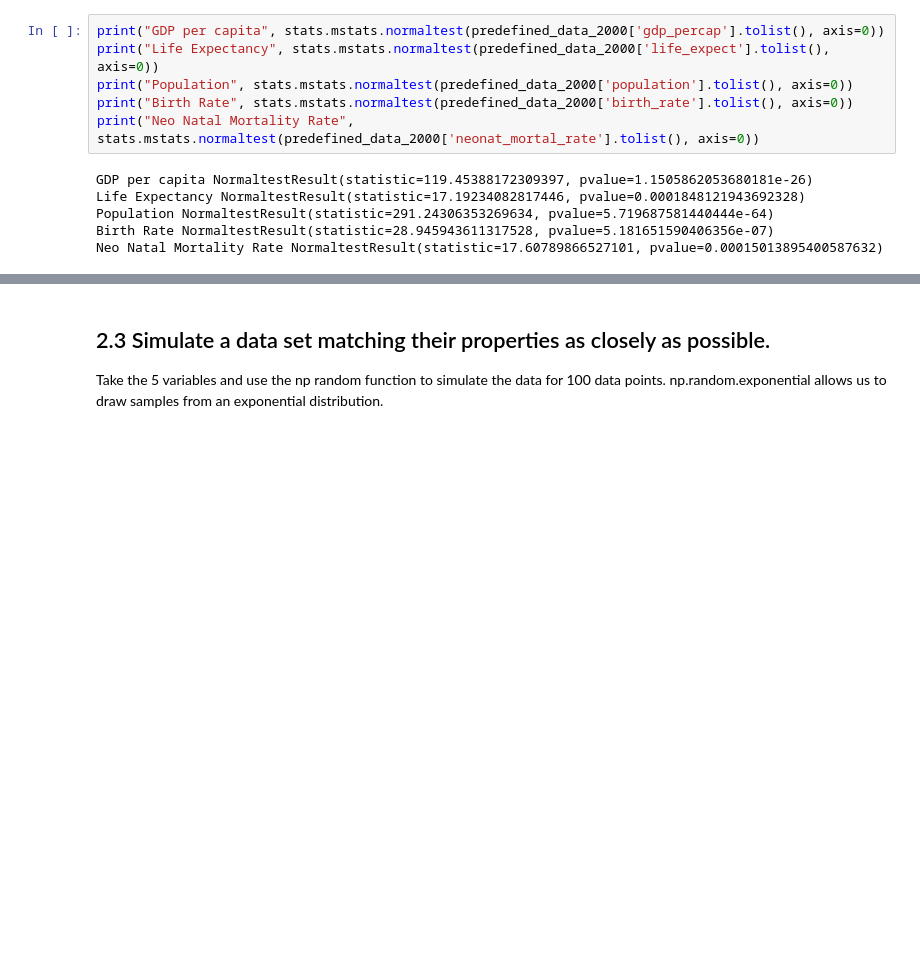
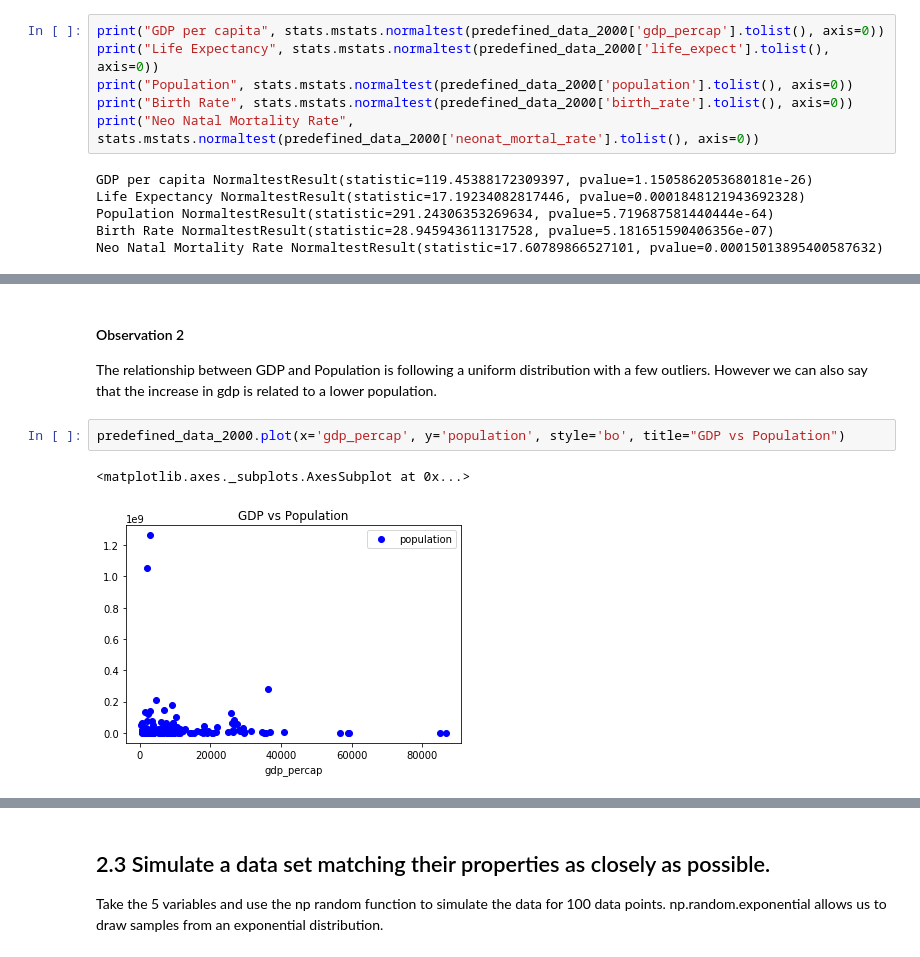
Before and after one commit to shakti230/real-world-phenomenon, a Jupyter notebook: real world phenomenom.ipynb, the cells around one changed output, grey strips where cells are left out. Cells and saved outputs as stored; diff of their text form; blank space fills up the shorter version.

```diff
--- a/real world phenomenom.ipynb
+++ b/real world phenomenom.ipynb
@@ -272,0 +289,9 @@ Neo Natal Mortality Rate NormaltestResult(statistic=17.60789866527101, pvalue=0.
+# %% [markdown]
+#### Observation 2
+
+The relationship between GDP and Population is following a uniform distribution with a few outliers. However we can also say that the increase in gdp is related to a lower population.
+# %%
+predefined_data_2000.plot(x='gdp_percap', y='population', style='bo', title="GDP vs Population")
+# %% [output]
+<matplotlib.axes._subplots.AxesSubplot at 0x...>
+[figure, added]
```
Also changed, not shown: parts of 6 cells of this notebook.
